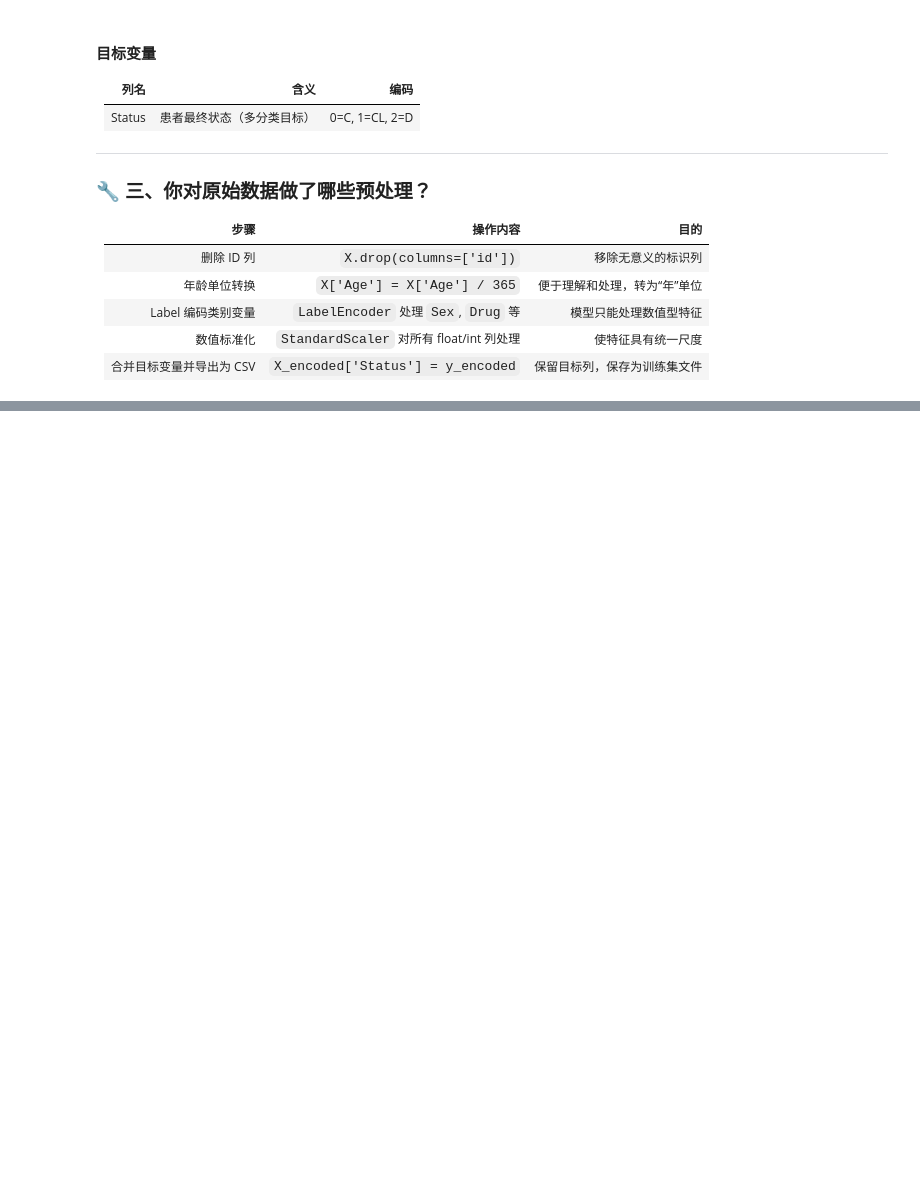
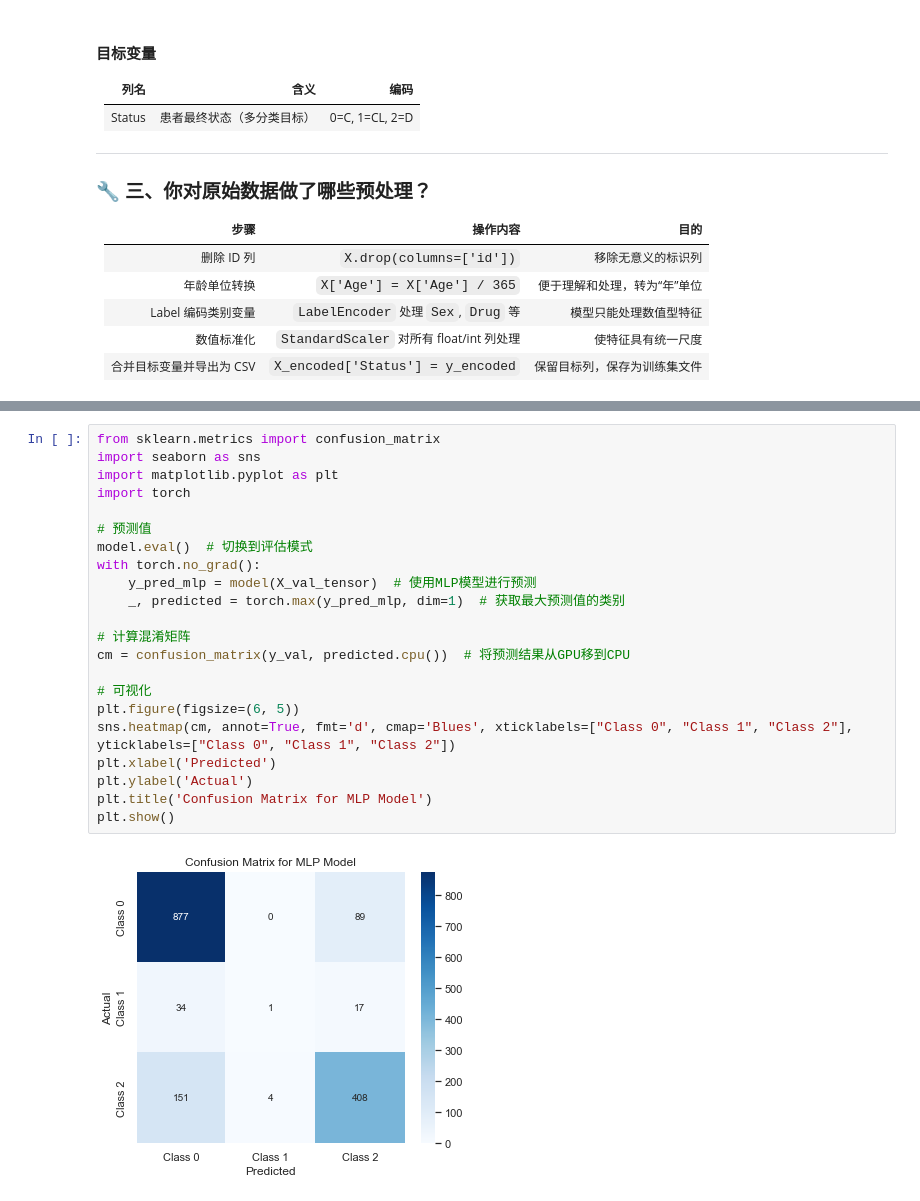
Before and after one commit to dsml-groupwork/dsml_group_work, a Jupyter notebook: scientificProject/sample.ipynb, the cells around one changed output, grey strips where cells are left out. Cells and saved outputs as stored; diff of their text form; blank space fills up the shorter version.

```diff
--- a/scientificProject/sample.ipynb
+++ b/scientificProject/sample.ipynb
@@ -362,3 +376,27 @@ Validation F1 Score: 0.80
+# %%
+from sklearn.metrics import confusion_matrix
+import seaborn as sns
+import matplotlib.pyplot as plt
+import torch
+
+# 预测值
+model.eval()  # 切换到评估模式
+with torch.no_grad():
+    y_pred_mlp = model(X_val_tensor)  # 使用MLP模型进行预测
+    _, predicted = torch.max(y_pred_mlp, dim=1)  # 获取最大预测值的类别
+
+# 计算混淆矩阵
+cm = confusion_matrix(y_val, predicted.cpu())  # 将预测结果从GPU移到CPU
+
+# 可视化
+plt.figure(figsize=(6, 5))
+sns.heatmap(cm, annot=True, fmt='d', cmap='Blues', xticklabels=["Class 0", "Class 1", "Class 2"], yticklabels=["Class 0", "Class 1", "Class 2"])
+plt.xlabel('Predicted')
+plt.ylabel('Actual')
+plt.title('Confusion Matrix for MLP Model')
+plt.show()
+# %% [output]
+[figure, added]
 # %%
 # ---------------------------------------------------
 # Section by Mingxin Cao
```
Also changed, not shown: parts of 11 cells of this notebook.
